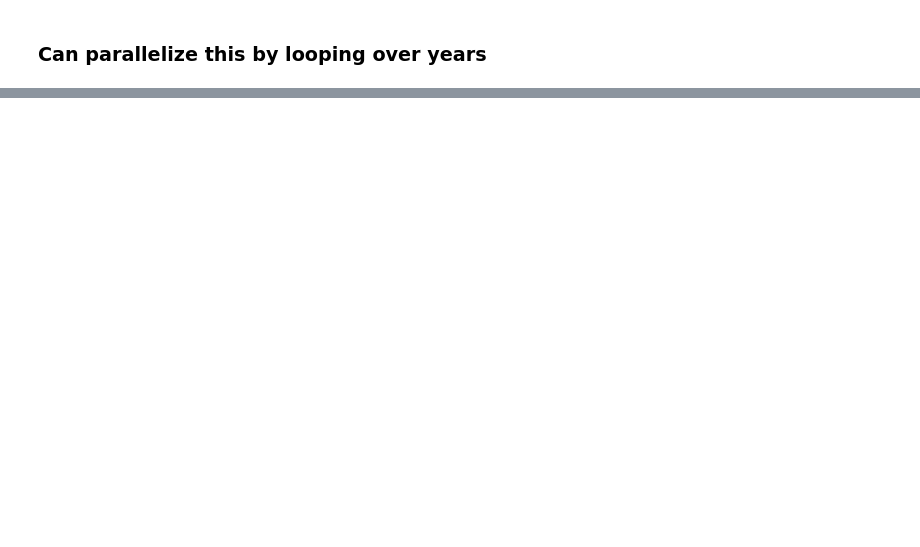
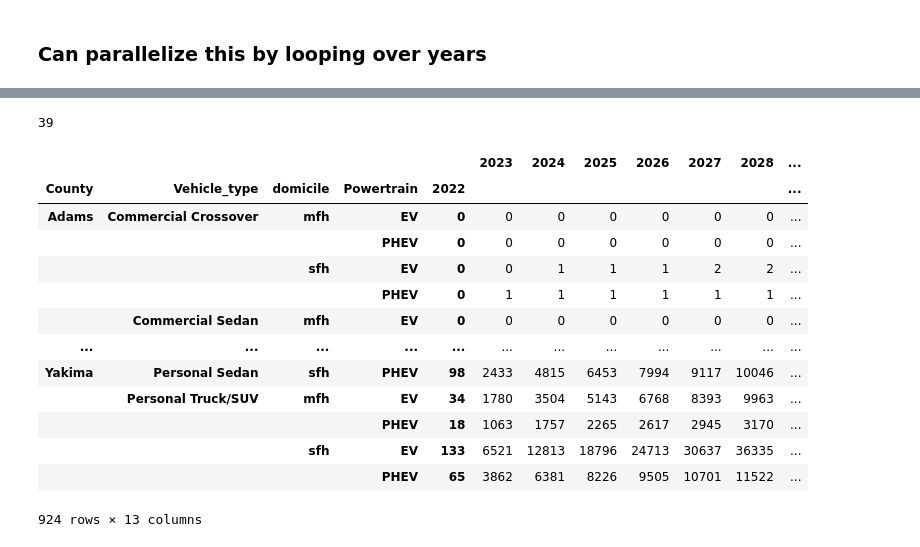
Before and after one commit to rmi-mobility-data-science/replicaEVSE, a Jupyter notebook: notebooks/stock_rollover.ipynb, the cells around one changed output, grey strips where cells are left out. Drawn from its saved outputs; the diff is of its cells as text; code cells hidden in the pictures; blank space fills up the shorter version.

```diff
--- a/notebooks/stock_rollover.ipynb
+++ b/notebooks/stock_rollover.ipynb
@@ -175,0 +255,12 @@ Error:
+# %%
+ev_cond = stock_rollover['Powertrain'].isin(['EV', 'PHEV']).reset_index(drop=True)
+# ev_cond = (stock_rollover['Powertrain']=='EV') | (stock_rollover['Powertrain']=='PHEV')
+# nev_df = stock_rollover[(stock_rollover['Powertrain']=='EV')].copy()
+nev_df = stock_rollover[ev_cond].copy()
+nev_df = nev_df[nev_df['domicile'] != 'other'].copy()
+nev_df.drop(columns=['Unnamed: 0'], inplace=True)
+
+ev_sfh_only = nev_df[nev_df['domicile']=='sfh'].copy()
+ev_sfh_only = ev_sfh_only[ev_sfh_only['Powertrain']=='EV'].copy()
+ev_sfh_only = ev_sfh_only[ev_sfh_only['Vehicle_type']=='Personal Sedan'].copy()
+ev_sfh_only
@@ -175,0 +322,21 @@ Error:
+# %%
+ev_sfh_only['County'].nunique()
+# %% [output]
+39
+# %%
+nev_df.groupby(['County', 'Vehicle_type', 'domicile', 'Powertrain', '2022']).sum()
+# %% [output]
+|  |  |  |  |  | 2023 | 2024 | 2025 | 2026 | 2027 | 2028 | ... |
+| County | Vehicle_type | domicile | Powertrain | 2022 |  |  |  |  |  |  | ... |
+| Adams | Commercial Crossover | mfh | EV | 0 | 0 | 0 | 0 | 0 | 0 | 0 | ... |
+|  |  |  | PHEV | 0 | 0 | 0 | 0 | 0 | 0 | 0 | ... |
+|  |  | sfh | EV | 0 | 0 | 1 | 1 | 1 | 2 | 2 | ... |
+|  |  |  | PHEV | 0 | 1 | 1 | 1 | 1 | 1 | 1 | ... |
+|  | Commercial Sedan | mfh | EV | 0 | 0 | 0 | 0 | 0 | 0 | 0 | ... |
+| ... | ... | ... | ... | ... | ... | ... | ... | ... | ... | ... | ... |
+| Yakima | Personal Sedan | sfh | PHEV | 98 | 2433 | 4815 | 6453 | 7994 | 9117 | 10046 | ... |
+|  | Personal Truck/SUV | mfh | EV | 34 | 1780 | 3504 | 5143 | 6768 | 8393 | 9963 | ... |
+|  |  |  | PHEV | 18 | 1063 | 1757 | 2265 | 2617 | 2945 | 3170 | ... |
+|  |  | sfh | EV | 133 | 6521 | 12813 | 18796 | 24713 | 30637 | 36335 | ... |
+|  |  |  | PHEV | 65 | 3862 | 6381 | 8226 | 9505 | 10701 | 11522 | ... |
+924 rows × 13 columns
```
Also changed, not shown: parts of 15 cells of this notebook, 1 other file.
